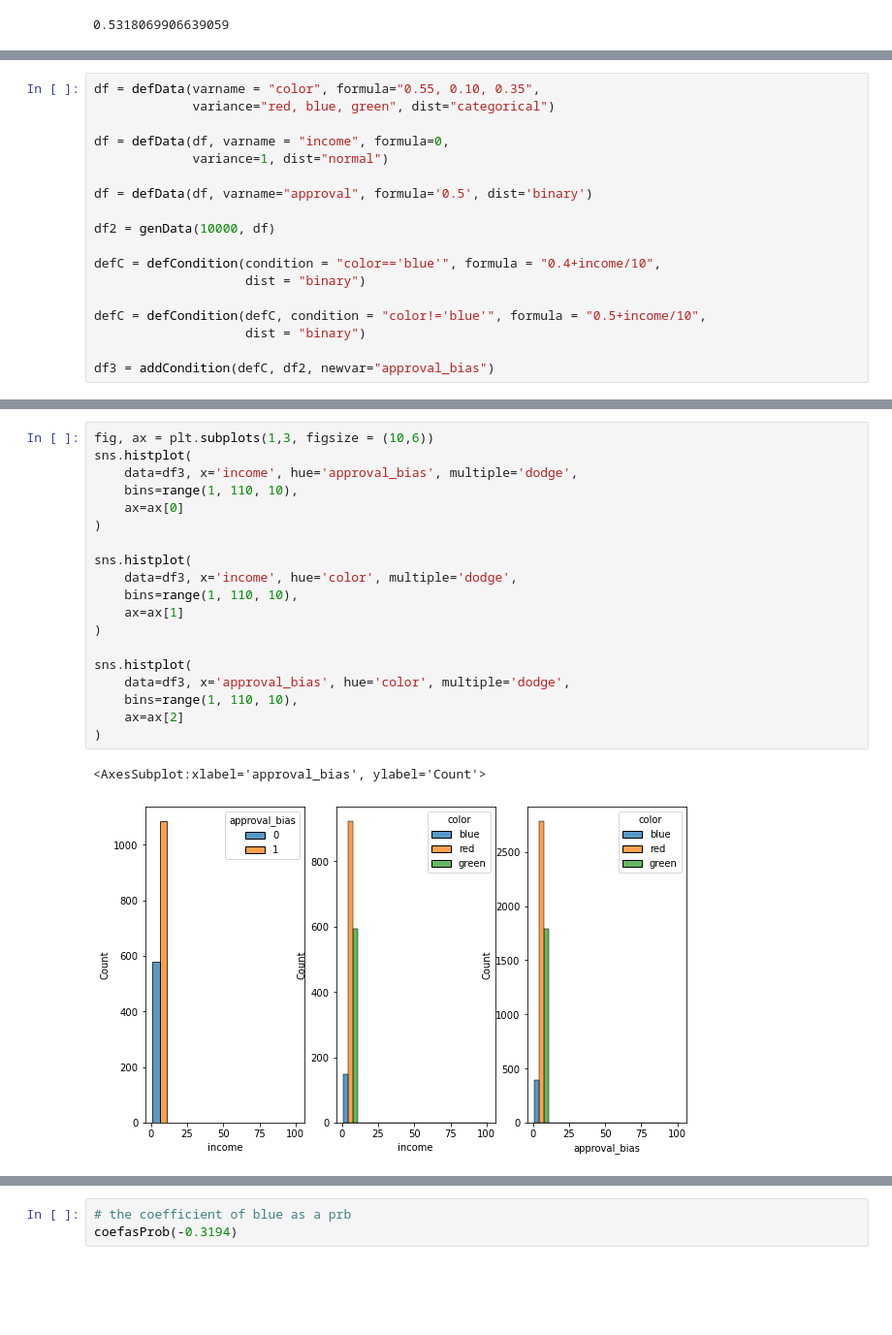
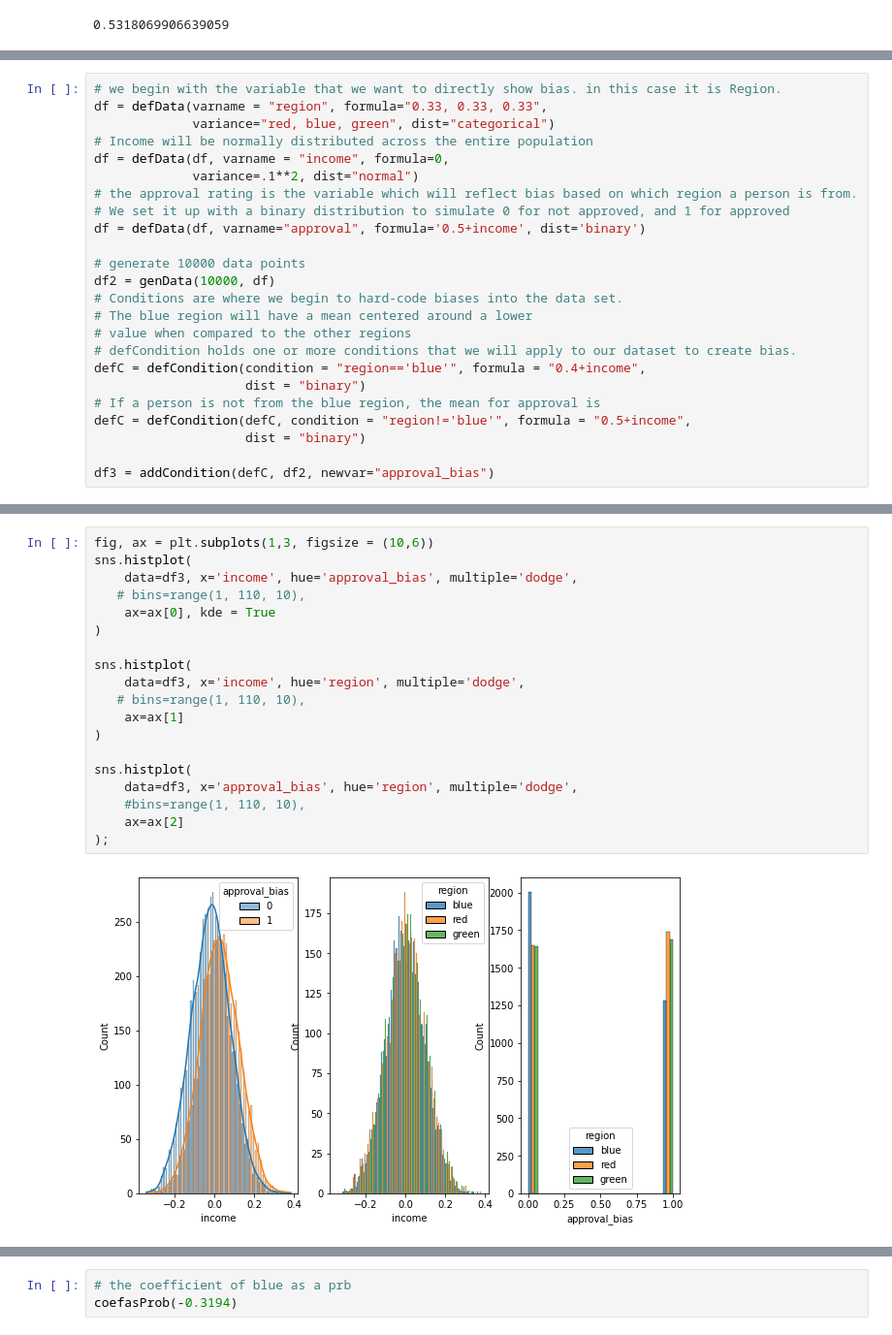
Before and after one commit to DAVIDCRUZ0202/pysimstudy, a Jupyter notebook: Demos/Simstudy Biased Data Demo.ipynb, the cells around one changed output, grey strips where cells are left out. Shown at 97% size. Drawn from its saved outputs; the diff is of its cells as text; blank space fills up the shorter version.

```diff
--- a/Demos/Simstudy Biased Data Demo.ipynb
+++ b/Demos/Simstudy Biased Data Demo.ipynb
@@ -182,18 +188,24 @@ coefasProb(0.1274)
 # %%
-df = defData(varname = "color", formula="0.55, 0.10, 0.35",
+# we begin with the variable that we want to directly show bias. in this case it is Region.
+df = defData(varname = "region", formula="0.33, 0.33, 0.33",
              variance="red, blue, green", dist="categorical")
+# Income will be normally distributed across the entire population
+df = defData(df, varname = "income", formula=0,
+             variance=.1**2, dist="normal")
+# the approval rating is the variable which will reflect bias based on which region a person is from.
+# We set it up with a binary distribution to simulate 0 for not approved, and 1 for approved
+df = defData(df, varname="approval", formula='0.5+income', dist='binary')
 
-df = defData(df, varname = "income", formula=0,
-             variance=1, dist="normal")
-
-df = defData(df, varname="approval", formula='0.5', dist='binary')
-
+# generate 10000 data points
 df2 = genData(10000, df)
-
-defC = defCondition(condition = "color=='blue'", formula = "0.4+income/10",
+# Conditions are where we begin to hard-code biases into the data set.
+# The blue region will have a mean centered around a lower
+# value when compared to the other regions
+# defCondition holds one or more conditions that we will apply to our dataset to create bias.
+defC = defCondition(condition = "region=='blue'", formula = "0.4+income",
                     dist = "binary")
-
-defC = defCondition(defC, condition = "color!='blue'", formula = "0.5+income/10",
+# If a person is not from the blue region, the mean for approval is
+defC = defCondition(defC, condition = "region!='blue'", formula = "0.5+income",
                     dist = "binary")
 
 df3 = addCondition(defC, df2, newvar="approval_bias")
@@ -200,25 +232,24 @@ df3 = addCondition(defC, df2, newvar="approval_bias")
 # %%
 fig, ax = plt.subplots(1,3, figsize = (10,6))
 sns.histplot(
     data=df3, x='income', hue='approval_bias', multiple='dodge',
-    bins=range(1, 110, 10),
-    ax=ax[0]
+   # bins=range(1, 110, 10),
+    ax=ax[0], kde = True
 )
 
 sns.histplot(
-    data=df3, x='income', hue='color', multiple='dodge',
-    bins=range(1, 110, 10),
+    data=df3, x='income', hue='region', multiple='dodge',
+   # bins=range(1, 110, 10),
     ax=ax[1]
 )
 
 sns.histplot(
-    data=df3, x='approval_bias', hue='color', multiple='dodge',
-    bins=range(1, 110, 10),
+    data=df3, x='approval_bias', hue='region', multiple='dodge',
+    #bins=range(1, 110, 10),
     ax=ax[2]
-)
+);
 # %% [output]
-<AxesSubplot:xlabel='approval_bias', ylabel='Count'>
-[figure, old version]
+[figure, new version]
 # %%
 df3['const'] = 1
 mod = sm.GLM(df3['approval_bias'], pd.get_dummies(df3.drop(['id', 'approval_bias'], axis = 1)),
```
Also changed, not shown: parts of 44 cells of this notebook, 1 other file.
